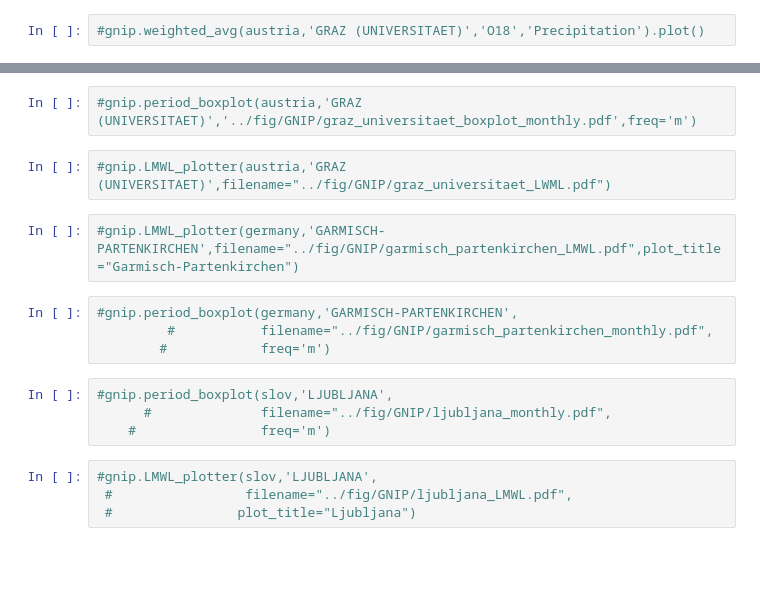
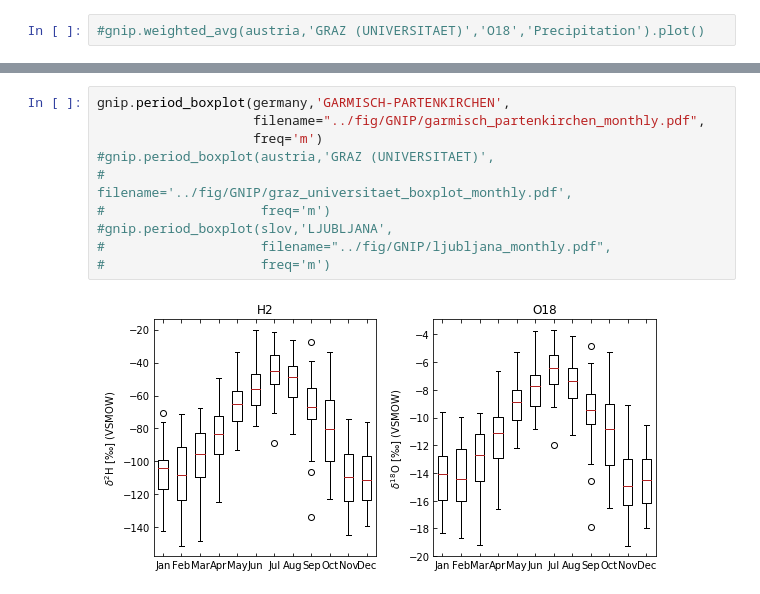
Before and after one commit to tr1813/ice-in-caves, a Jupyter notebook: ipynb/GNIP_isotopes.ipynb, the cells around one changed output, grey strips where cells are left out. Saved outputs shown, nothing was run; the diff lists cells and outputs as text; blank space fills up the shorter version.

```diff
--- a/ipynb/GNIP_isotopes.ipynb
+++ b/ipynb/GNIP_isotopes.ipynb
@@ -57,18 +45,12 @@ hundsalm.loc[-999]
 # %%
-#gnip.period_boxplot(austria,'GRAZ (UNIVERSITAET)','../fig/GNIP/graz_universitaet_boxplot_monthly.pdf',freq='m')
+gnip.period_boxplot(germany,'GARMISCH-PARTENKIRCHEN',
+                    filename="../fig/GNIP/garmisch_partenkirchen_monthly.pdf",
+                    freq='m')
+#gnip.period_boxplot(austria,'GRAZ (UNIVERSITAET)',
+#                    filename='../fig/GNIP/graz_universitaet_boxplot_monthly.pdf',
+#                    freq='m')
+#gnip.period_boxplot(slov,'LJUBLJANA',
+#                    filename="../fig/GNIP/ljubljana_monthly.pdf",
+#                    freq='m')
+# %% [output]
+[figure, added]
-# %%
-#gnip.LMWL_plotter(austria,'GRAZ (UNIVERSITAET)',filename="../fig/GNIP/graz_universitaet_LWML.pdf")
-# %%
-#gnip.LMWL_plotter(germany,'GARMISCH-PARTENKIRCHEN',filename="../fig/GNIP/garmisch_partenkirchen_LMWL.pdf",plot_title="Garmisch-Partenkirchen")
-# %%
-#gnip.period_boxplot(germany,'GARMISCH-PARTENKIRCHEN',
-         #           filename="../fig/GNIP/garmisch_partenkirchen_monthly.pdf",
-        #            freq='m')
-# %%
-#gnip.period_boxplot(slov,'LJUBLJANA',
-      #              filename="../fig/GNIP/ljubljana_monthly.pdf",
-    #                freq='m')
-# %%
-#gnip.LMWL_plotter(slov,'LJUBLJANA',
- #                 filename="../fig/GNIP/ljubljana_LMWL.pdf",
- #                plot_title="Ljubljana")
```
Also changed, not shown: parts of 24 cells of this notebook, 1 other file.
